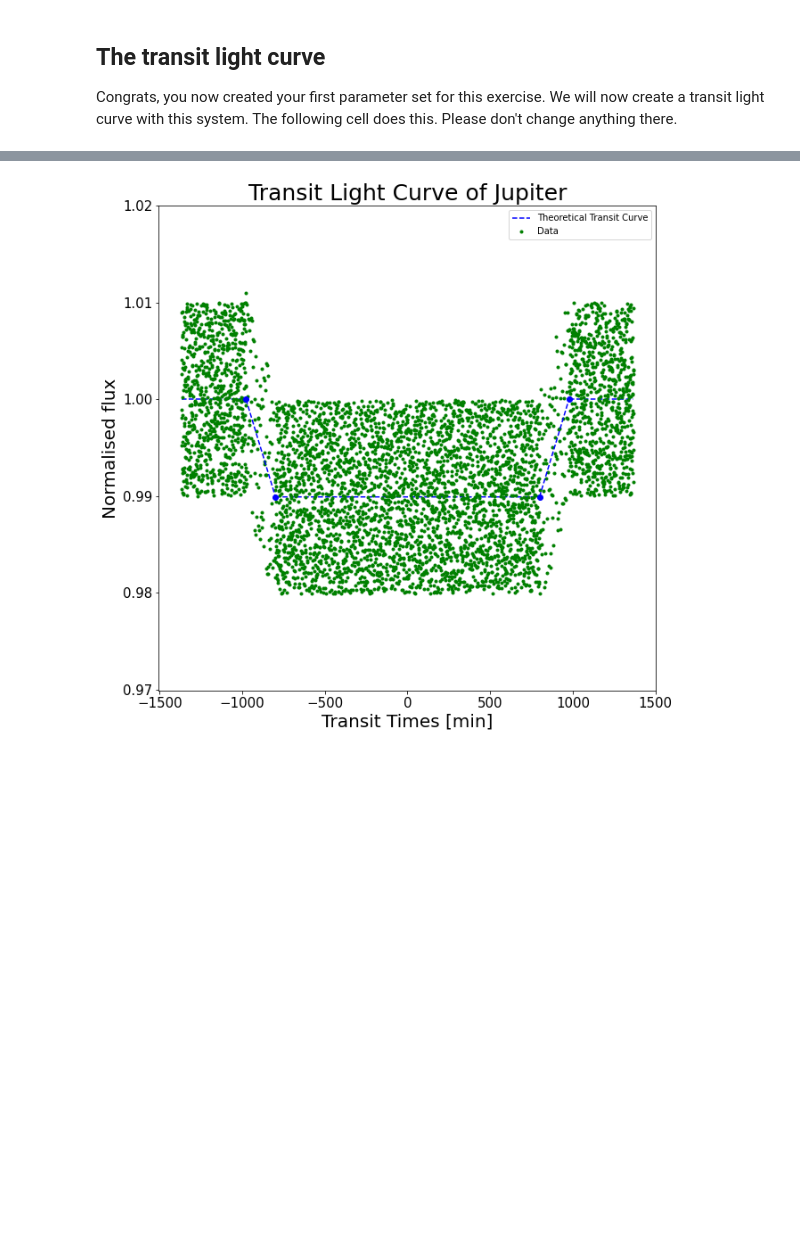
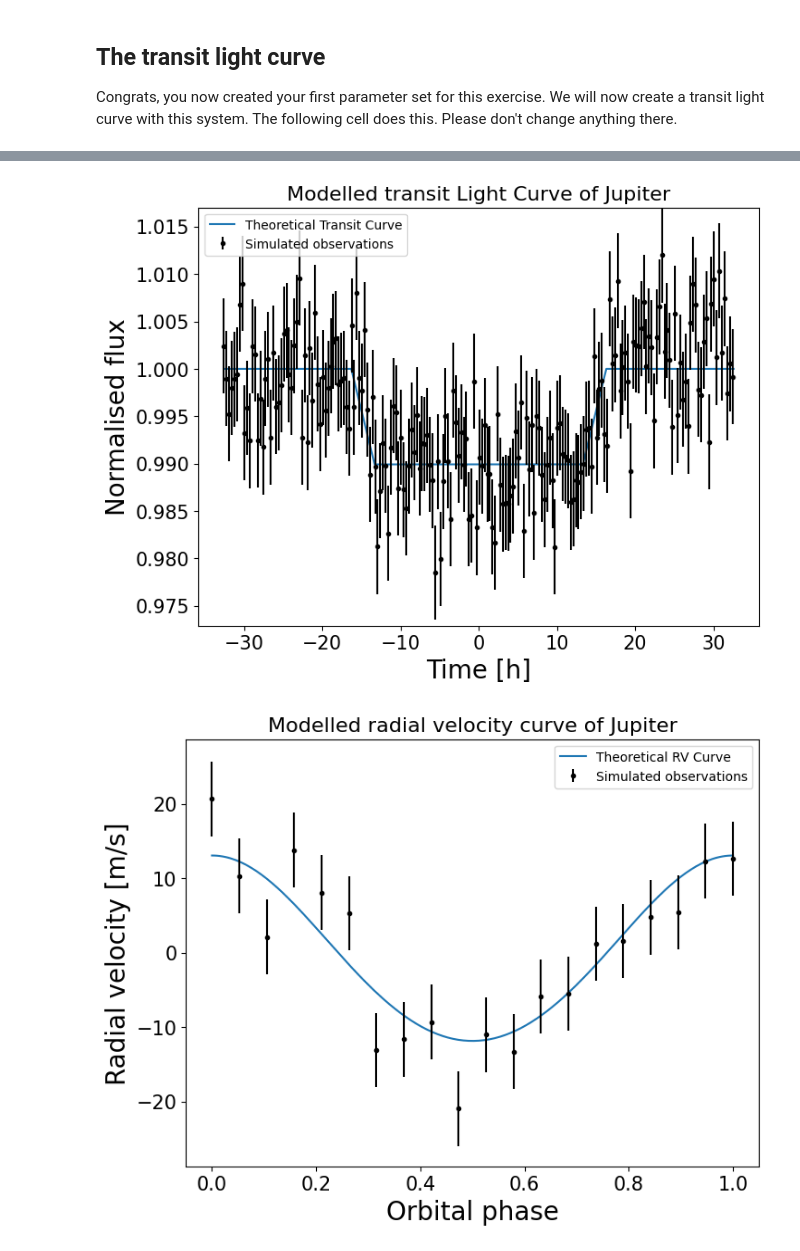
Before and after one commit to Hoeijmakers/ASTC01_ComputerLab, a Jupyter notebook: runfile.ipynb, the cells around one changed output, grey strips where cells are left out. Saved outputs shown, nothing was run; the diff lists cells and outputs as text; code cells hidden in the pictures; blank space fills up the shorter version.

```diff
--- a/runfile.ipynb
+++ b/runfile.ipynb
@@ -75,33 +186,33 @@ I prepared some other systems for you, where you can try to plot the transit lig
 # %%
-## The Jupiter-Sun System:
-
-
 # Planetary Parameters
 
 pl_name = 'Jupiter'
 pl_mass = 1.                     # planetary mass in Jupiter masses
 pl_radius = 1.                   # planetary radius in Jupiter radii
 
 # Orbital parameters
 
 pl_period = 4332.59              # period in days
 pl_semi = 5.2044                 # semi-major axis of the planet - star system in AU
 ecc = 0.0489                     # eccentricity of the orbit, ecc is between 0 and 1
 incl = np.pi / 2.                # π / 2 = 90, seen edge on
 long = 0                         # line of sight from the observer
 
 # Stellar Parameters
 
 st_mass = 1                      # in solar masses
 st_radius = 1                    # in solar radii
 
 
-### DON'T CHANGE ANYTHING BELOW THIS LINE ###
+transit_cadence = 20             # minutes
+transit_SNR = 0.005               #
+RV_Npoints = 20
+RV_SNR = 5.0                     # m/s
 
-# Creating the system and plotting the transit. (Don't change anything here!)
 
-sys2 = TransitSimulator.System(pl_name, pl_mass, pl_radius, pl_period, pl_semi, st_mass, st_radius, ecc, incl, long)
-sys2.TransitParams()
-sys2.Transit()
+sys2 = TS.System(pl_name, pl_mass, pl_radius, pl_period, st_mass, st_radius, incl, ecc, long)
+sys2.TransitData(transit_cadence,transit_SNR)
+sys2.RadialVelocityData(RV_Npoints,RV_SNR)
 # %% [output]
-[figure, old version]
+[figure, new version]
+[figure, added]
```
Also changed, not shown: parts of 33 cells of this notebook, 3 other files.
